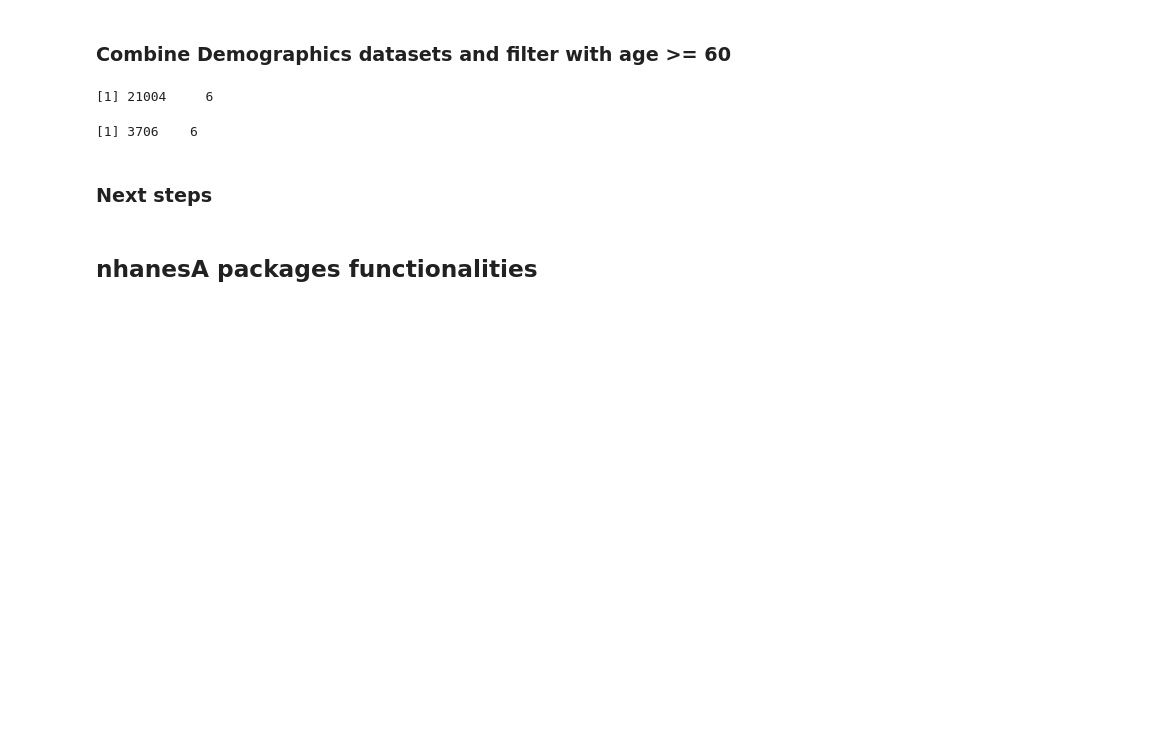
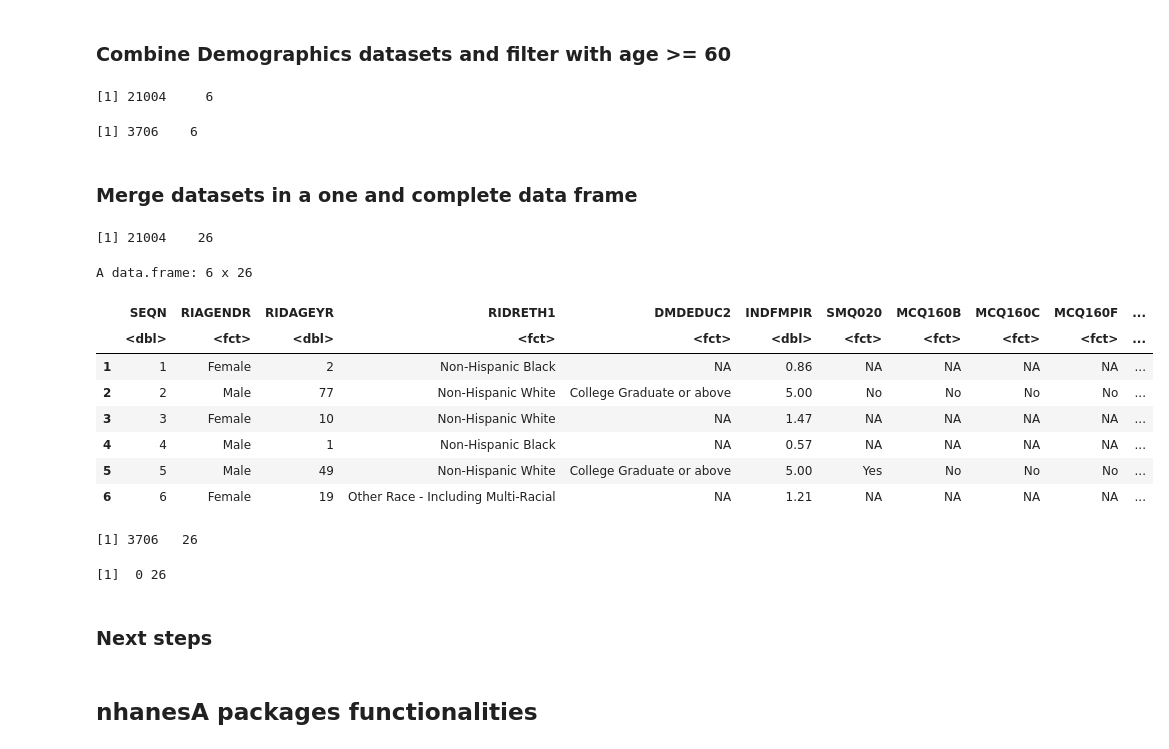
Before and after one commit to silvano315/Med-Physics, a Jupyter notebook: notebooks/NHANES_analysis.ipynb, the cells around one changed output. Cells and saved outputs as stored; diff of their text form; code cells hidden in the pictures; blank space fills up the shorter version.

Commit message:
missing data check and how to handle

```diff
--- a/notebooks/NHANES_analysis.ipynb
+++ b/notebooks/NHANES_analysis.ipynb
@@ -448,6 +805,63 @@ elderly_demo_data <- combined_demo %>%
 dim(elderly_demo_data)
 # %% [output]
 [1] 3706    6
+# %% [markdown]
+### Merge datasets in a one and complete data frame
+# %%
+datasets_99_00 <- list(
+  demo_99_00_selected, smoking_99_00_selected, med_cond_99_00_selected,
+  diabetes_99_00_selected, blood_pressure_99_00_selected, physical_99_00_selected,
+  eden_99_00_selected, oral_99_00_selected
+)
+
+datasets_01_02 <- list(
+  demo_01_02_selected, smoking_01_02_selected, med_cond_01_02_selected,
+  diabetes_01_02_selected, blood_pressure_01_02_selected, physical_01_02_selected,
+  eden_01_02_selected, oral_01_02_selected
+)
+
+# Horizontal union for period 1999/00 and 2001/02
+
+df_99_00 <- Reduce(function(x, y) full_join(x, y, by = "SEQN"), datasets_99_00)
+
+df_01_02 <- Reduce(function(x, y) full_join(x, y, by = "SEQN"), datasets_01_02)
+# %%
+# Vertical union for these two periods
+
+df_final <- bind_rows(df_99_00, df_01_02)
+
+dim(df_final)
+# %% [output]
+[1] 21004    26
+# %%
+head(df_final)
+# %% [output]
+A data.frame: 6 x 26
+|  | SEQN | RIAGENDR | RIDAGEYR | RIDRETH1 | DMDEDUC2 | INDFMPIR | SMQ020 | MCQ160B | MCQ160C | MCQ160F | ... |
+|  | <dbl> | <fct> | <dbl> | <fct> | <fct> | <dbl> | <fct> | <fct> | <fct> | <fct> | ... |
+| 1 | 1 | Female | 2 | Non-Hispanic Black | NA | 0.86 | NA | NA | NA | NA | ... |
+| 2 | 2 | Male | 77 | Non-Hispanic White | College Graduate or above | 5.00 | No | No | No | No | ... |
+| 3 | 3 | Female | 10 | Non-Hispanic White | NA | 1.47 | NA | NA | NA | NA | ... |
+| 4 | 4 | Male | 1 | Non-Hispanic Black | NA | 0.57 | NA | NA | NA | NA | ... |
+| 5 | 5 | Male | 49 | Non-Hispanic White | College Graduate or above | 5.00 | Yes | No | No | No | ... |
+| 6 | 6 | Female | 19 | Other Race - Including Multi-Racial | NA | 1.21 | NA | NA | NA | NA | ... |
+# %%
+# Condition to exclude people younger than 60 years old
+
+elderly_df_final <- df_final %>%
+  filter(RIDAGEYR >= 60)
+
+dim(elderly_df_final)
+# %% [output]
+[1] 3706   26
+# %%
+# Remove every row with a least one NA values
+
+elderly_df_final_no_na <- na.omit(elderly_df_final)
+
+dim(elderly_df_final_no_na)
+# %% [output]
+[1]  0 26
 # %% [markdown]
 ### Next steps
 # %%
```
Also changed, not shown: parts of 33 cells of this notebook.
